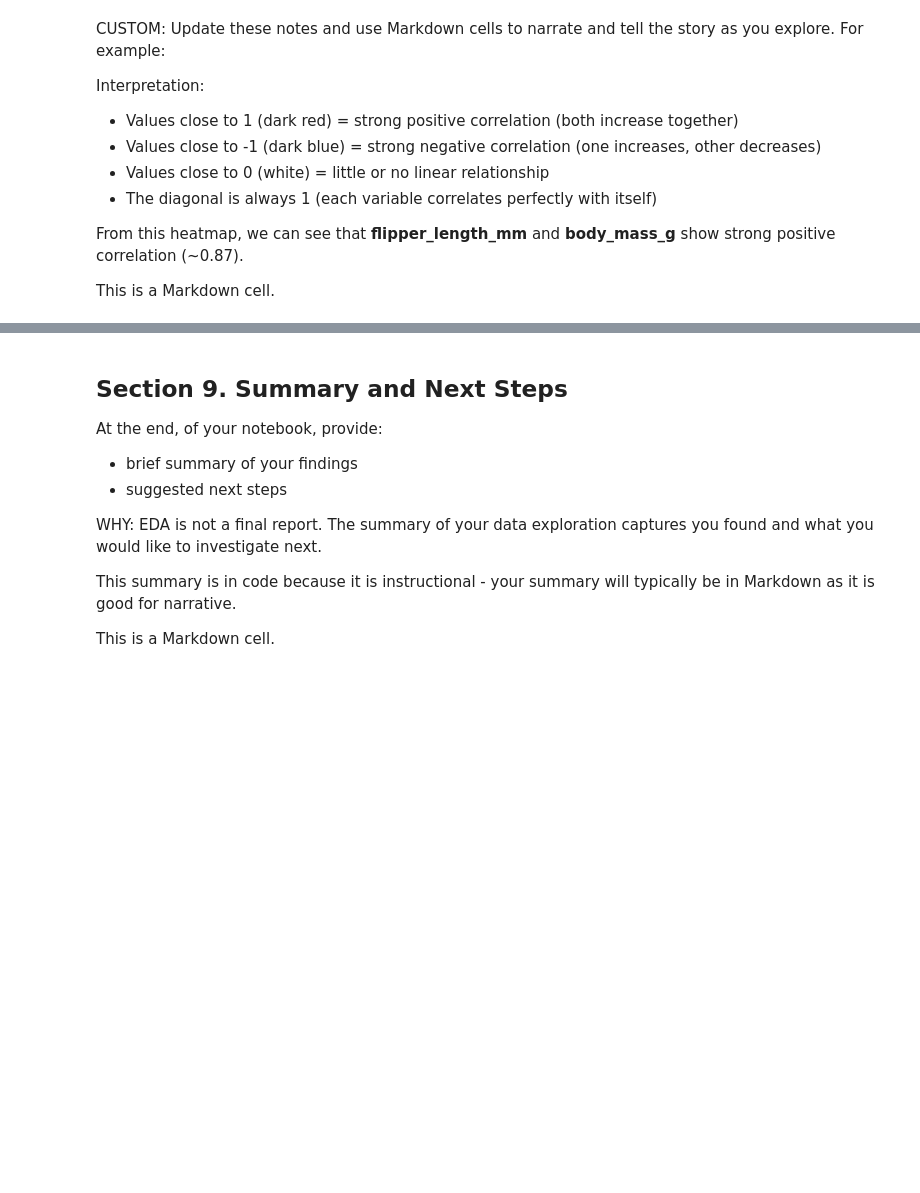
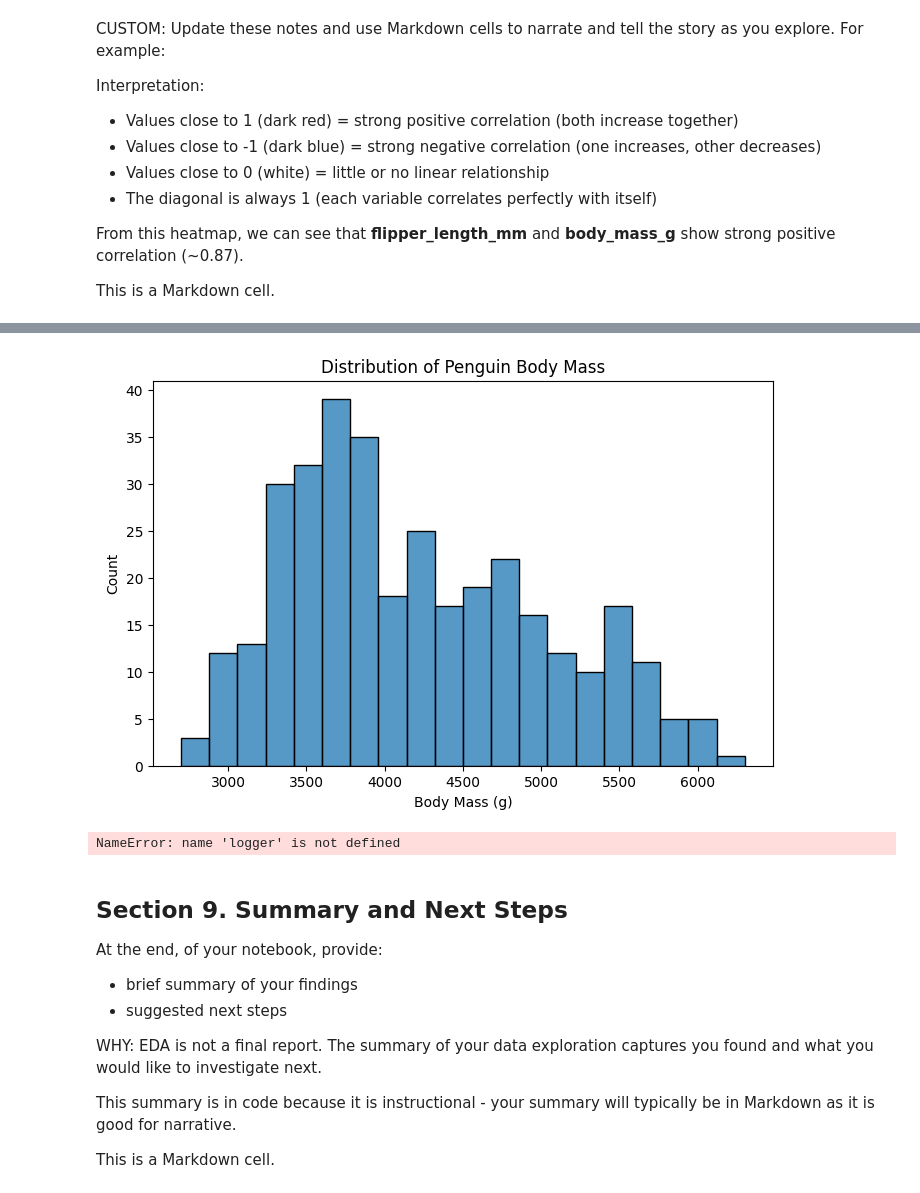
Before and after one commit to parkslarryjr/datafun-04-notebooks, a Jupyter notebook: notebooks/eda_parks.ipynb, the cells around one changed output, grey strips where cells are left out. Saved outputs shown, nothing was run; the diff lists cells and outputs as text; code cells hidden in the pictures; blank space fills up the shorter version.

Commit message:
add histogram visualization and body mass insight

```diff
--- a/notebooks/eda_parks.ipynb
+++ b/notebooks/eda_parks.ipynb
@@ -666,4 +676,27 @@ plt.show()
 [figure]
+# %%
+# Histogram of penguin body mass
+
+plt.figure(figsize=(8, 5))
+
+sns.histplot(data=df, x="body_mass_g", bins=20)
+
+plt.title("Distribution of Penguin Body Mass")
+plt.xlabel("Body Mass (g)")
+plt.ylabel("Count")
+
+plt.show()
+
+# Log entry
+LOG.info("Created histogram showing distribution of penguin body mass.")
+
+# Insight
+LOG.info(
+    "Insight: Most penguins cluster in the middle body mass ranges, with fewer penguins at the lowest and highest weights."
+)
+# %% [output]
+[figure, added]
+NameError: name 'logger' is not defined
 # %% [markdown]
 ## Section 9. Summary and Next Steps
 
```
Also changed, not shown: parts of 18 cells of this notebook, 1 other file.
